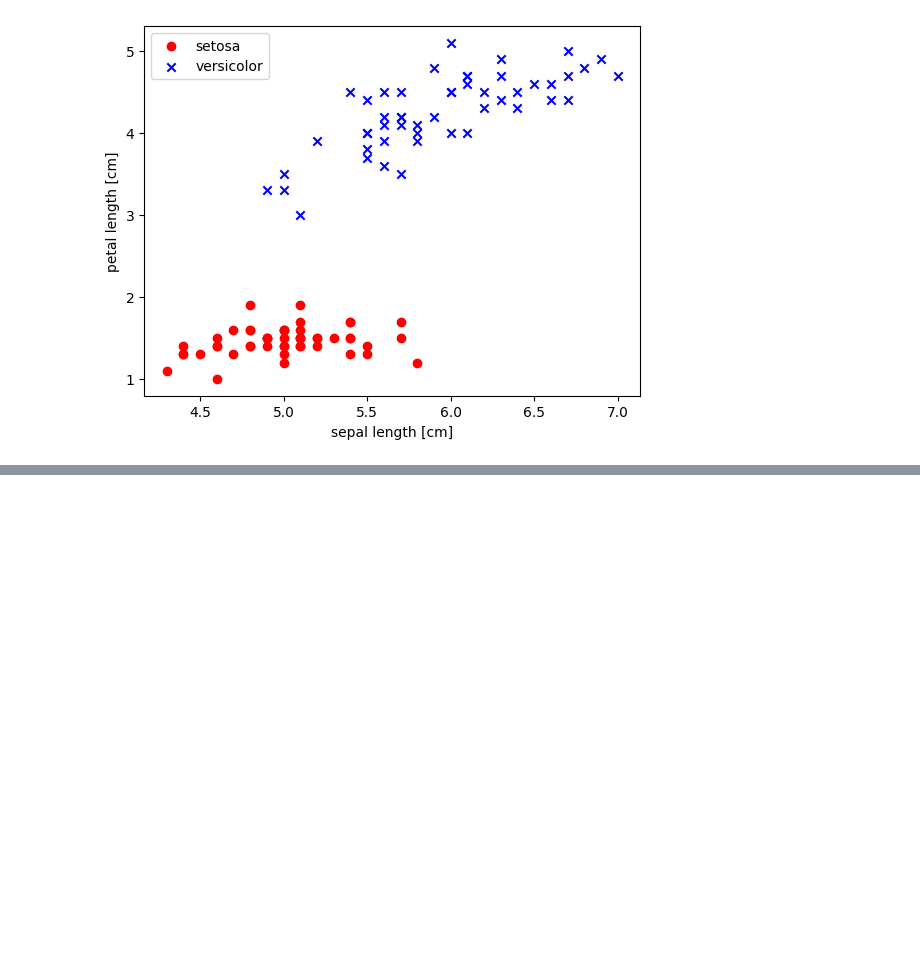
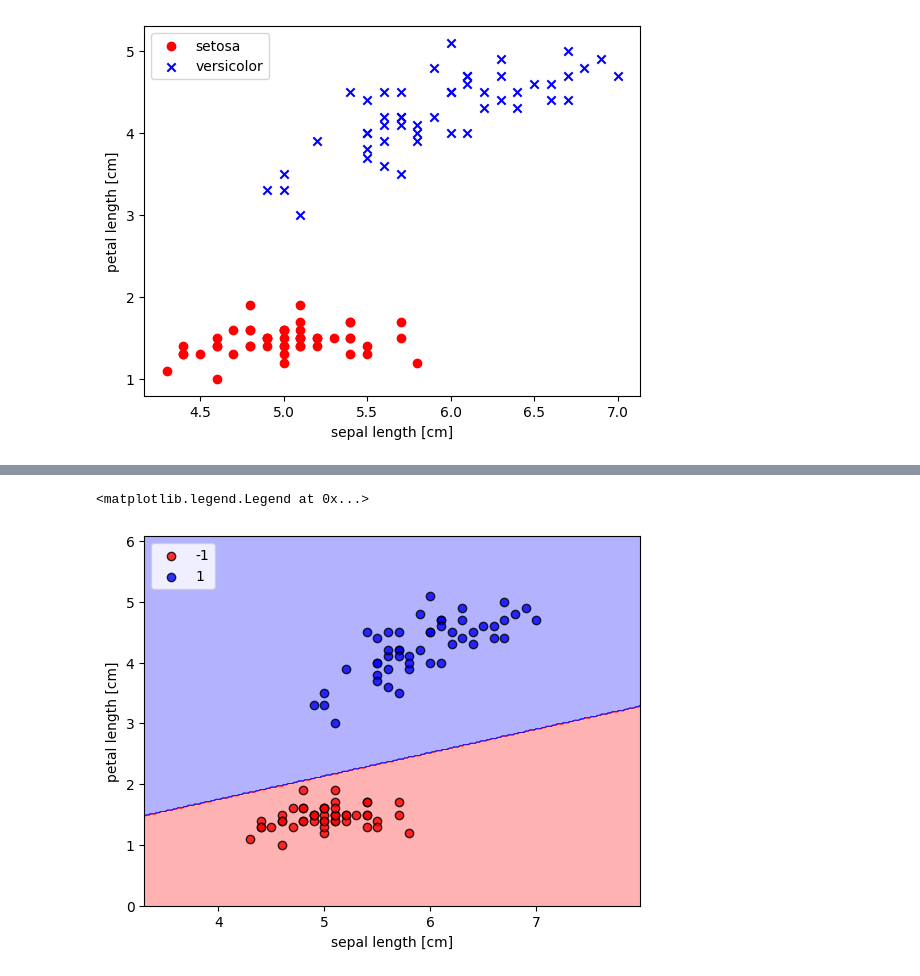
Before and after one commit to tmdgusya/ai-study-repository, a Jupyter notebook: test_perceptron.ipynb, the cells around one changed output, grey strips where cells are left out. Cells and saved outputs as stored; diff of their text form; code cells hidden in the pictures; blank space fills up the shorter version.

```diff
--- a/test_perceptron.ipynb
+++ b/test_perceptron.ipynb
@@ -62,0 +78,65 @@ zipped :  <zip object at 0x...>
+# %%
+import numpy as np
+import matplotlib.pyplot as plt
+from matplotlib.colors import ListedColormap
+
+markers = ('s', 'x', 'o', '^', 'v')
+colors = ('red', 'blue', 'lightgreen', 'gray', 'cyan')
+cmap = ListedColormap(colors[:len(np.unique(y))])
+
+"""
+각 feature 별로 값의 범위를 계산하기 위함
+"""
+x1_min, x1_max = X[:, 0].min() - 1, X[:, 0].max() + 1
+x2_min, x2_max = X[:, 1].min() - 1, X[:, 1].max() + 1
+
+"""
+위에서 구한 x1, x2 의 범위를 기반으로 하는 격자를 생성하려면 numpy.arrange 를 사용해서 작은 간격의 값들을 생성해야 함, 이렇게 생성한뒤 np.meshgrid 로 결합
+
+설명: https://tbr74.tistory.com/entry/numpy-meshgrid-%ED%95%A8%EC%88%98-%EC%95%8C%EC%95%84%EB%B3%B4%EA%B8%B0
+"""
+xx1, xx2 = np.meshgrid(
+    np.arange(x1_min, x1_max, 0.02), # x 축 범위
+    np.arange(x2_min, x2_max, 0.02) # y 축 범위
+)
+
+"""
+이건 생각해보면 아주 쉬운데 xx1 을 flatten 하고, xx2 를 flatten 했을때 생각해보면 아래와 같이 그려짐
+
+[[x_1, x_2, x_3, x_4, x_5, x_6, x_7, x_8, x_9, x_10]
+[y_1, y_2, y_3, y_4, y_5, y_6, y_7, y_8, y_9, y_10]]
+
+근데 우리가 하려는건 결국 [x_1, y_1] 의 쌍을 만드는것, 그래서 T(전치행렬)로 만듬.
+그렇게 되면 [[x_1, y_1], [x_2, y_2], ... [x_10, y_10]] 으로 변하게 됨.
+"""
+Z = ppn.predict(np.array([xx1.ravel(), xx2.ravel()]).T)
+
+"""
+reshape 는 1차원 배열 Z 를 격자(xx1 과 동일한 형태)의 2차원 배열로 변환시킴
+
+밑의 예시를 보면 더 쉬움
+"""
+#  print(xx1.shape) # 305 * 235 vector
+Z = Z.reshape(xx1.shape)
+
+"""
+contourf 는 **등고선 그래프(Contour Plot)** 을 그리는 함수
+
+argument1: X 좌표를 정의한 2D 격자 배열
+argument2: Y 좌표를 정의한 2D 격자 배열
+Z: 각 점의 예측값으로 이루어진 2D 배열 (Z[i, j] 는 좌표 (X[i, j], Y[i, j]) 에서의 값을 뜻함
+cmap: 색상맵
+"""
+plt.contourf(xx1, xx2, Z, alpha=0.3, cmap=cmap)
+plt.xlim(xx1.min(), xx1.max())
+plt.ylim(xx2.min(), xx2.max())
+
+for idx, cl in enumerate(np.unique(y)):
+    plt.scatter(x=X[y == cl, 0], y=X[y == cl, 1], alpha=0.8, c=colors[idx], label=cl, edgecolors='black')
+
+plt.xlabel('sepal length [cm]')
+plt.ylabel('petal length [cm]')
+plt.legend(loc='upper left')
+# %% [output]
+<matplotlib.legend.Legend at 0x...>
+[figure, added]
```
Also changed, not shown: parts of 4 cells of this notebook, 5 other files.
